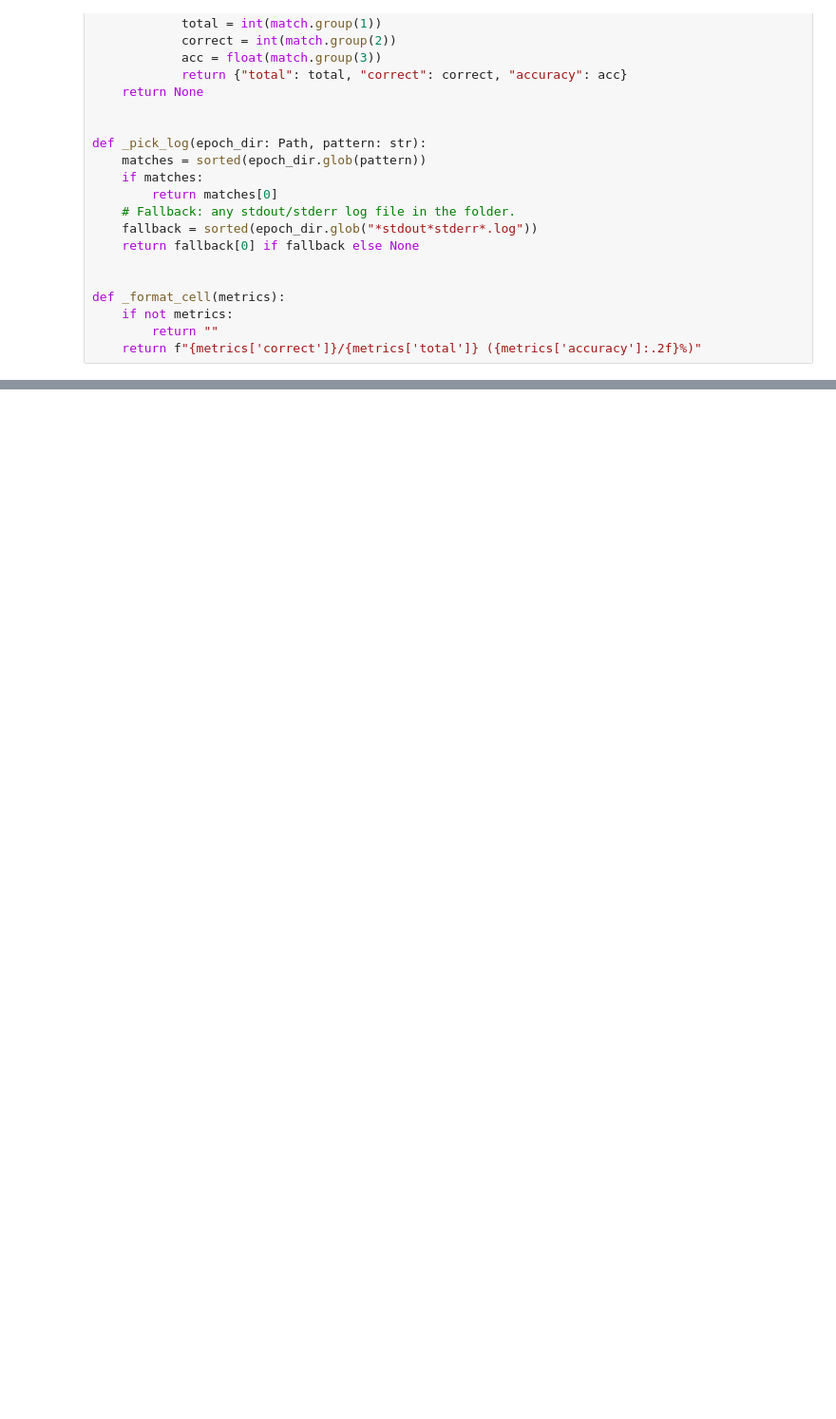
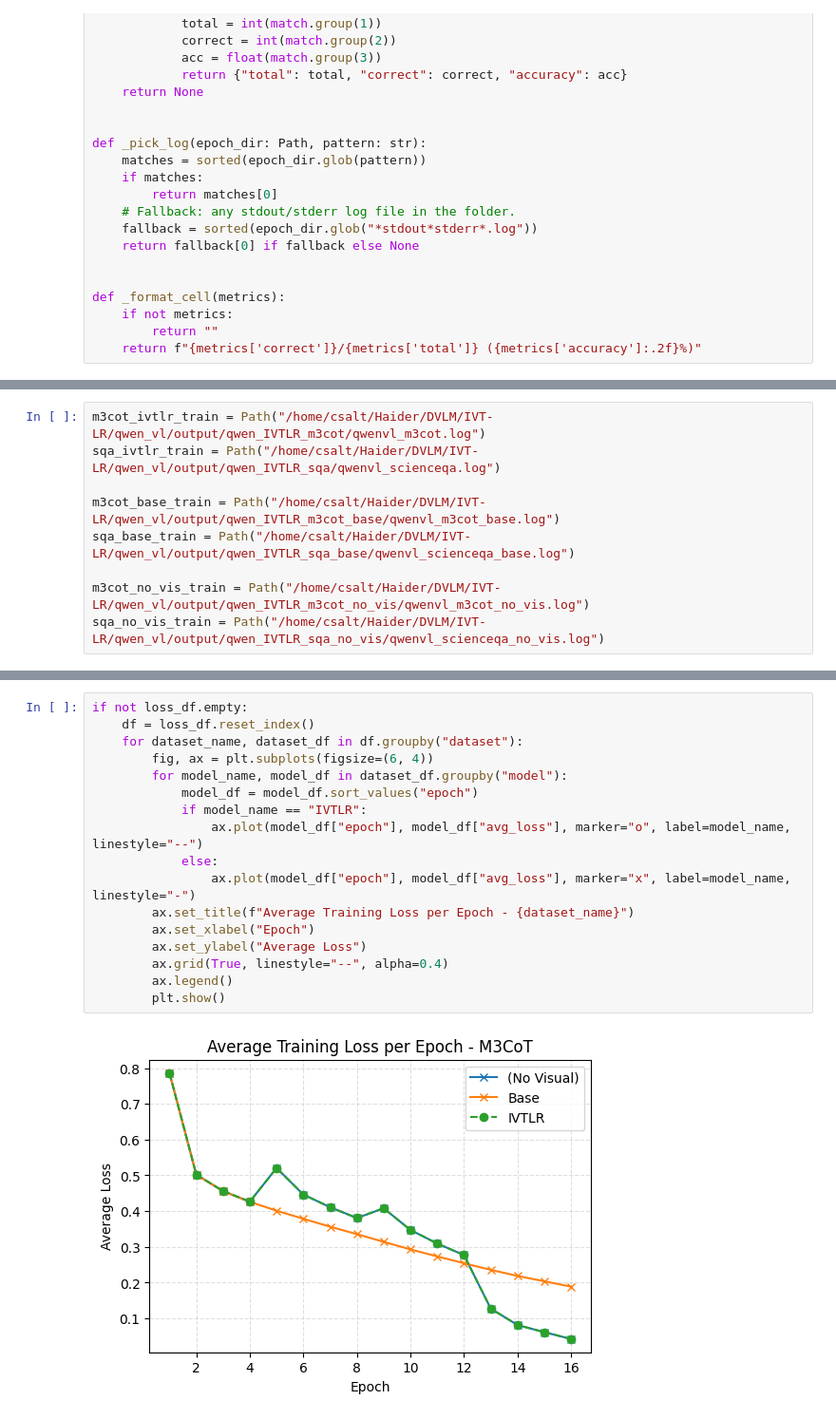
Before and after one commit to HaiderDawoodKhan/IVTLR-Baseline, a Jupyter notebook: qwen_vl/analysis/results.ipynb, the cells around one changed output, grey strips where cells are left out. Shown at 95% size. Drawn from its saved outputs; the diff is of its cells as text; blank space fills up the shorter version.

```diff
--- a/qwen_vl/analysis/results.ipynb
+++ b/qwen_vl/analysis/results.ipynb
@@ -214,0 +342,9 @@ display(table_both)
+# %%
+m3cot_ivtlr_train = Path("/home/csalt/Haider/DVLM/IVT-LR/qwen_vl/output/qwen_IVTLR_m3cot/qwenvl_m3cot.log")
+sqa_ivtlr_train = Path("/home/csalt/Haider/DVLM/IVT-LR/qwen_vl/output/qwen_IVTLR_sqa/qwenvl_scienceqa.log")
+
+m3cot_base_train = Path("/home/csalt/Haider/DVLM/IVT-LR/qwen_vl/output/qwen_IVTLR_m3cot_base/qwenvl_m3cot_base.log")
+sqa_base_train = Path("/home/csalt/Haider/DVLM/IVT-LR/qwen_vl/output/qwen_IVTLR_sqa_base/qwenvl_scienceqa_base.log")
+
+m3cot_no_vis_train = Path("/home/csalt/Haider/DVLM/IVT-LR/qwen_vl/output/qwen_IVTLR_m3cot_no_vis/qwenvl_m3cot_no_vis.log")
+sqa_no_vis_train = Path("/home/csalt/Haider/DVLM/IVT-LR/qwen_vl/output/qwen_IVTLR_sqa_no_vis/qwenvl_scienceqa_no_vis.log")
@@ -214,0 +394,19 @@ display(table_both)
+# %%
+if not loss_df.empty:
+    df = loss_df.reset_index()
+    for dataset_name, dataset_df in df.groupby("dataset"):
+        fig, ax = plt.subplots(figsize=(6, 4))
+        for model_name, model_df in dataset_df.groupby("model"):
+            model_df = model_df.sort_values("epoch")
+            if model_name == "IVTLR":
+                ax.plot(model_df["epoch"], model_df["avg_loss"], marker="o", label=model_name, linestyle="--")
+            else:
+                ax.plot(model_df["epoch"], model_df["avg_loss"], marker="x", label=model_name, linestyle="-")
+        ax.set_title(f"Average Training Loss per Epoch - {dataset_name}")
+        ax.set_xlabel("Epoch")
+        ax.set_ylabel("Average Loss")
+        ax.grid(True, linestyle="--", alpha=0.4)
+        ax.legend()
+        plt.show()
+# %% [output]
+[figure, added]
```
Also changed, not shown: parts of 9 cells of this notebook, 11 other files.
